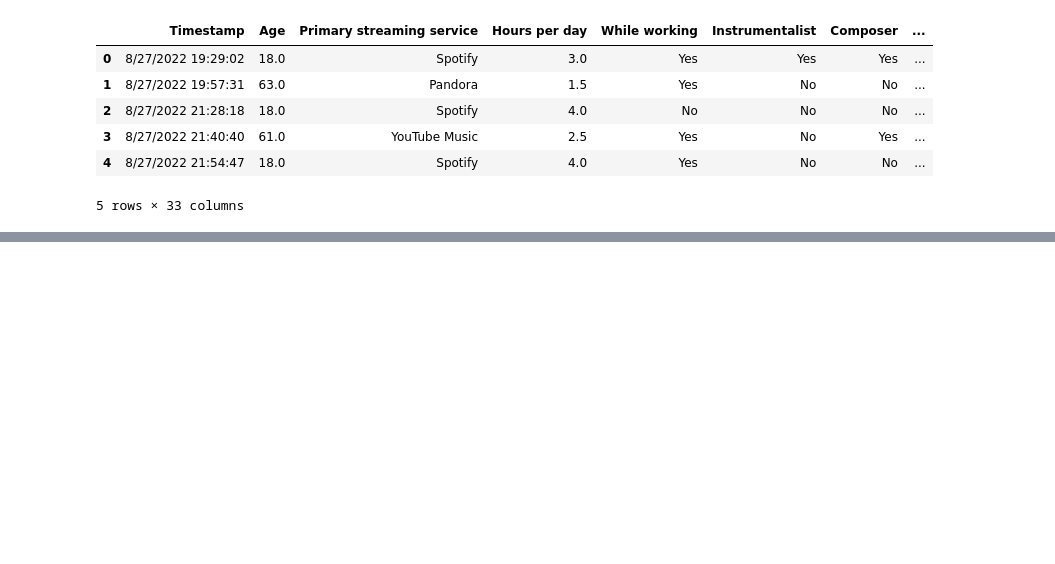
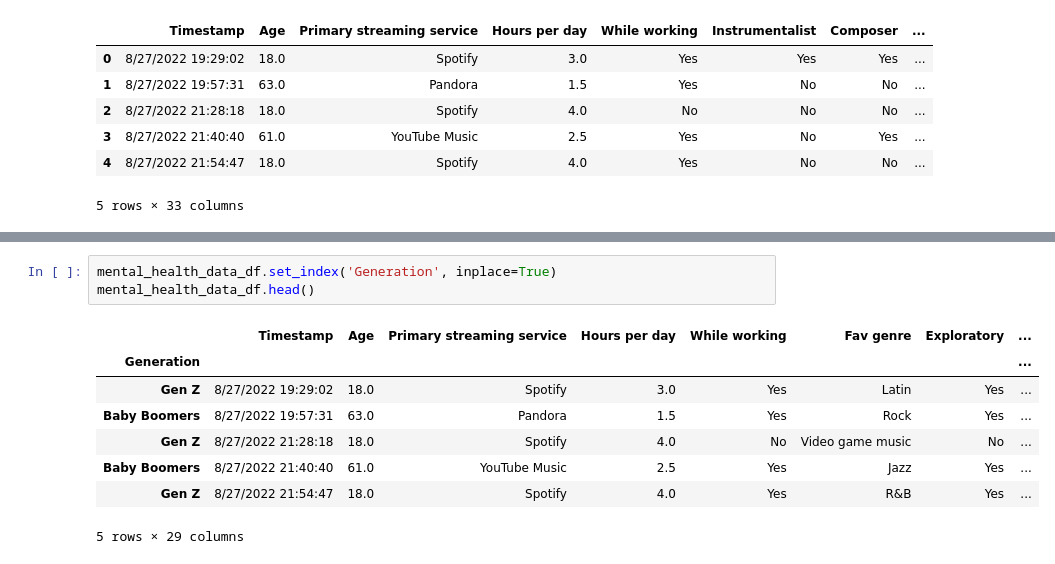
Before and after one commit to acosta109/Project-1, a Jupyter notebook: mental_health_code_anthony.ipynb, the cells around one changed output, grey strips where cells are left out. Cells and saved outputs as stored; diff of their text form; blank space fills up the shorter version.

```diff
--- a/mental_health_code_anthony.ipynb
+++ b/mental_health_code_anthony.ipynb
@@ -47,0 +52,12 @@ dtype: int64
+# %%
+mental_health_data_df.set_index('Generation', inplace=True)
+mental_health_data_df.head()
+# %% [output]
+|  | Timestamp | Age | Primary streaming service | Hours per day | While working | Fav genre | Exploratory | ... |
+| Generation |  |  |  |  |  |  |  | ... |
+| Gen Z | 8/27/2022 19:29:02 | 18.0 | Spotify | 3.0 | Yes | Latin | Yes | ... |
+| Baby Boomers | 8/27/2022 19:57:31 | 63.0 | Pandora | 1.5 | Yes | Rock | Yes | ... |
+| Gen Z | 8/27/2022 21:28:18 | 18.0 | Spotify | 4.0 | No | Video game music | No | ... |
+| Baby Boomers | 8/27/2022 21:40:40 | 61.0 | YouTube Music | 2.5 | Yes | Jazz | Yes | ... |
+| Gen Z | 8/27/2022 21:54:47 | 18.0 | Spotify | 4.0 | Yes | R&B | Yes | ... |
+5 rows × 29 columns
```
Also changed, not shown: parts of 7 cells of this notebook, 1 other file.
